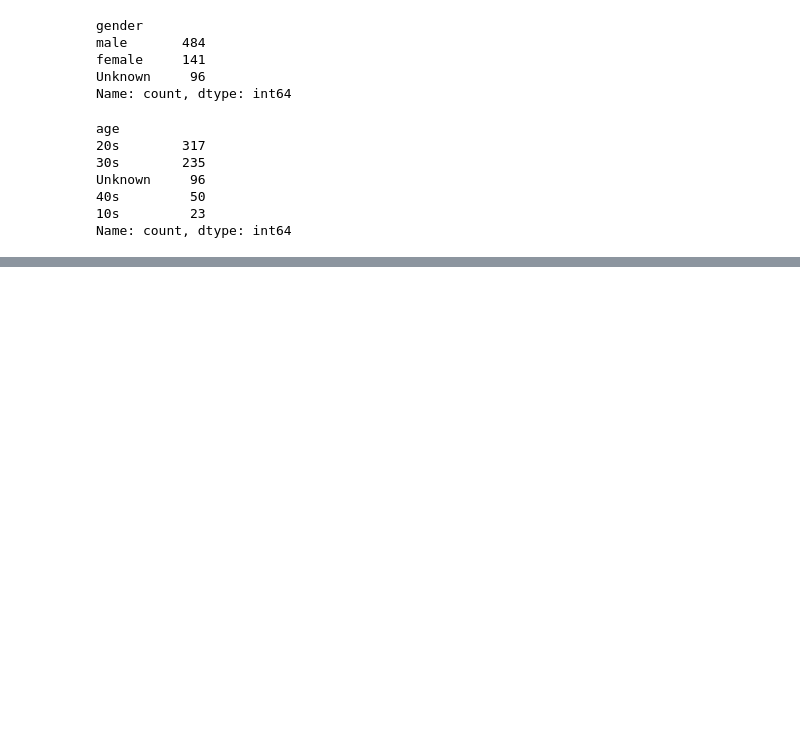
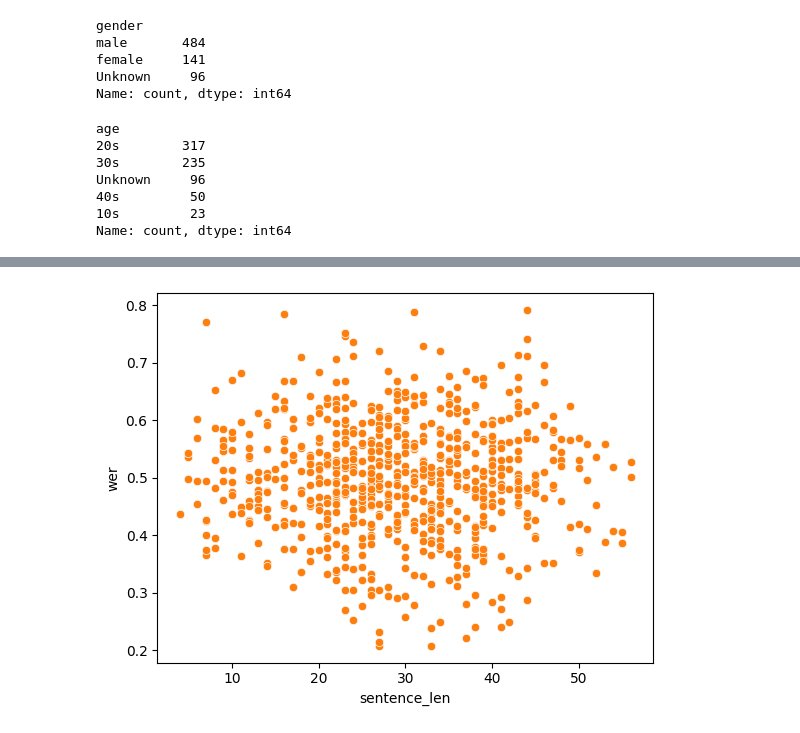
Before and after one commit to rby011/streamlit_study, a Jupyter notebook: testing.ipynb, the cells around one changed output, grey strips where cells are left out. Saved outputs shown, nothing was run; the diff lists cells and outputs as text; code cells hidden in the pictures; blank space fills up the shorter version.

```diff
--- a/testing.ipynb
+++ b/testing.ipynb
@@ -111,4 +324,11 @@ dfe
 # import matplotlib.pyplot as plt
 # plt.figure(figsize=(10, 6))
 # sns.violinplot(data=df['wer'])
+
+# plt.show()
+import seaborn as sns
+import matplotlib.pyplot as plt
+
+sns.scatterplot(x='sentence_len', y='wer', data=df)
+plt.show()
 # %% [output]
@@ -116,0 +335 @@ dfe
+[figure, added]
```
Also changed, not shown: parts of 9 cells of this notebook, 6 other files.
